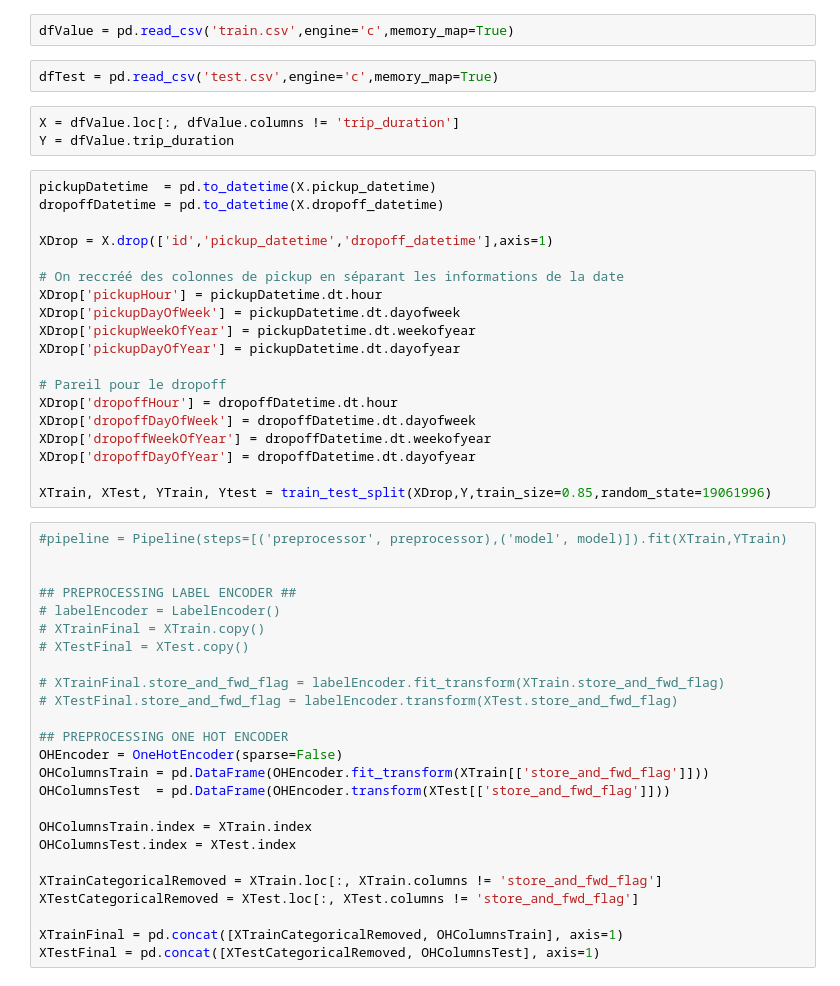
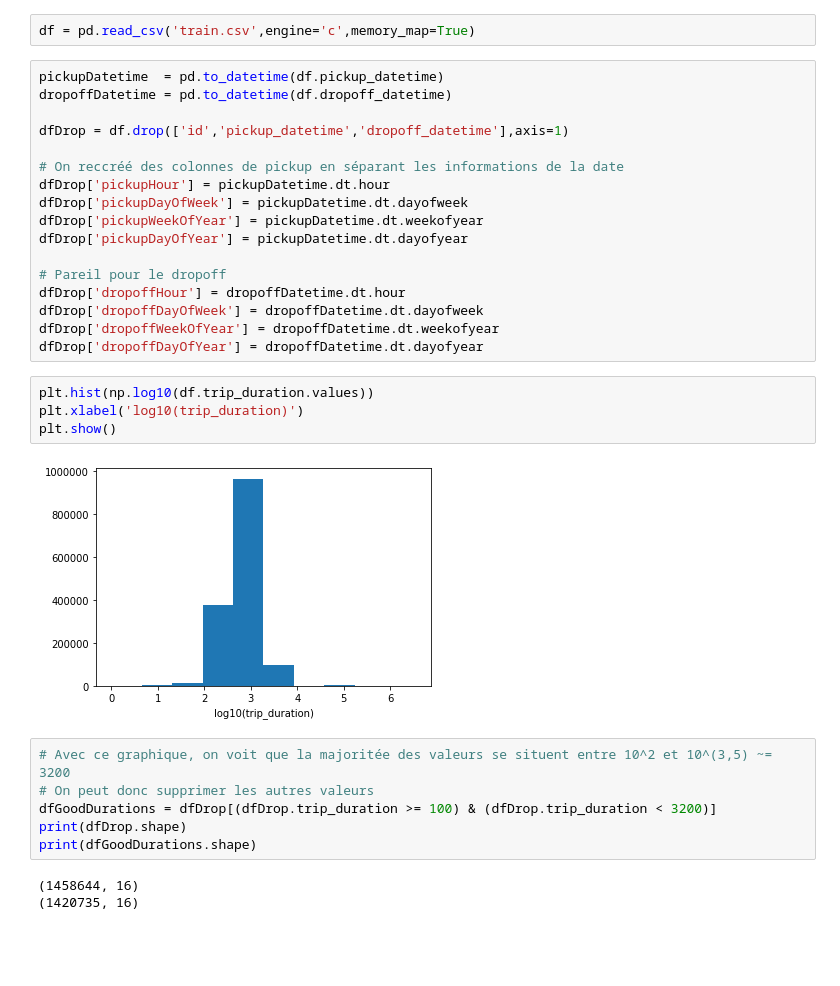
Before and after one commit to aemi-dev/td_taxidriver, a Jupyter notebook: precisePrediction.ipynb, the cells around one changed output. Drawn from its saved outputs; the diff is of its cells as text; blank space fills up the shorter version.

```diff
--- a/precisePrediction.ipynb
+++ b/precisePrediction.ipynb
@@ -12,53 +13,36 @@ from sklearn.metrics import mean_absolute_error
 from sklearn.linear_model import LinearRegression
 from sklearn.linear_model import SGDRegressor
 # %%
-dfValue = pd.read_csv('train.csv',engine='c',memory_map=True)
+df = pd.read_csv('train.csv',engine='c',memory_map=True)
-# %%
-dfTest = pd.read_csv('test.csv',engine='c',memory_map=True)
-# %%
-X = dfValue.loc[:, dfValue.columns != 'trip_duration']
-Y = dfValue.trip_duration
 # %%
-pickupDatetime  = pd.to_datetime(X.pickup_datetime)
-dropoffDatetime = pd.to_datetime(X.dropoff_datetime)
+pickupDatetime  = pd.to_datetime(df.pickup_datetime)
+dropoffDatetime = pd.to_datetime(df.dropoff_datetime)
 
-XDrop = X.drop(['id','pickup_datetime','dropoff_datetime'],axis=1)
+dfDrop = df.drop(['id','pickup_datetime','dropoff_datetime'],axis=1)
 
 # On reccréé des colonnes de pickup en séparant les informations de la date
-XDrop['pickupHour'] = pickupDatetime.dt.hour
-XDrop['pickupDayOfWeek'] = pickupDatetime.dt.dayofweek
-XDrop['pickupWeekOfYear'] = pickupDatetime.dt.weekofyear
-XDrop['pickupDayOfYear'] = pickupDatetime.dt.dayofyear
+dfDrop['pickupHour'] = pickupDatetime.dt.hour
+dfDrop['pickupDayOfWeek'] = pickupDatetime.dt.dayofweek
+dfDrop['pickupWeekOfYear'] = pickupDatetime.dt.weekofyear
+dfDrop['pickupDayOfYear'] = pickupDatetime.dt.dayofyear
 
 # Pareil pour le dropoff
-XDrop['dropoffHour'] = dropoffDatetime.dt.hour
-XDrop['dropoffDayOfWeek'] = dropoffDatetime.dt.dayofweek
-XDrop['dropoffWeekOfYear'] = dropoffDatetime.dt.weekofyear
-XDrop['dropoffDayOfYear'] = dropoffDatetime.dt.dayofyear
-
-XTrain, XTest, YTrain, Ytest = train_test_split(XDrop,Y,train_size=0.85,random_state=19061996)
+dfDrop['dropoffHour'] = dropoffDatetime.dt.hour
+dfDrop['dropoffDayOfWeek'] = dropoffDatetime.dt.dayofweek
+dfDrop['dropoffWeekOfYear'] = dropoffDatetime.dt.weekofyear
+dfDrop['dropoffDayOfYear'] = dropoffDatetime.dt.dayofyear
-# %%
-#pipeline = Pipeline(steps=[('preprocessor', preprocessor),('model', model)]).fit(XTrain,YTrain)
-
-
-## PREPROCESSING LABEL ENCODER ##
-# labelEncoder = LabelEncoder()
-# XTrainFinal = XTrain.copy()
-# XTestFinal = XTest.copy()
-
-# XTrainFinal.store_and_fwd_flag = labelEncoder.fit_transform(XTrain.store_and_fwd_flag)
-# XTestFinal.store_and_fwd_flag = labelEncoder.transform(XTest.store_and_fwd_flag)
-
-## PREPROCESSING ONE HOT ENCODER
-OHEncoder = OneHotEncoder(sparse=False)
-OHColumnsTrain = pd.DataFrame(OHEncoder.fit_transform(XTrain[['store_and_fwd_flag']]))
-OHColumnsTest  = pd.DataFrame(OHEncoder.transform(XTest[['store_and_fwd_flag']]))
-
-OHColumnsTrain.index = XTrain.index
-OHColumnsTest.index = XTest.index
-
-XTrainCategoricalRemoved = XTrain.loc[:, XTrain.columns != 'store_and_fwd_flag']
-XTestCategoricalRemoved = XTest.loc[:, XTest.columns != 'store_and_fwd_flag']
-
-XTrainFinal = pd.concat([XTrainCategoricalRemoved, OHColumnsTrain], axis=1)
-XTestFinal = pd.concat([XTestCategoricalRemoved, OHColumnsTest], axis=1)
+# %%
+plt.hist(np.log10(df.trip_duration.values))
+plt.xlabel('log10(trip_duration)')
+plt.show()
+# %% [output]
+[figure, added]
+# %%
+# Avec ce graphique, on voit que la majoritée des valeurs se situent entre 10^2 et 10^(3,5) ~= 3200
+# On peut donc supprimer les autres valeurs
+dfGoodDurations = dfDrop[(dfDrop.trip_duration >= 100) & (dfDrop.trip_duration < 3200)]
+print(dfDrop.shape)
+print(dfGoodDurations.shape)
+# %% [output]
+(1458644, 16)
+(1420735, 16)
```
Also changed, not shown: parts of 23 cells of this notebook.
